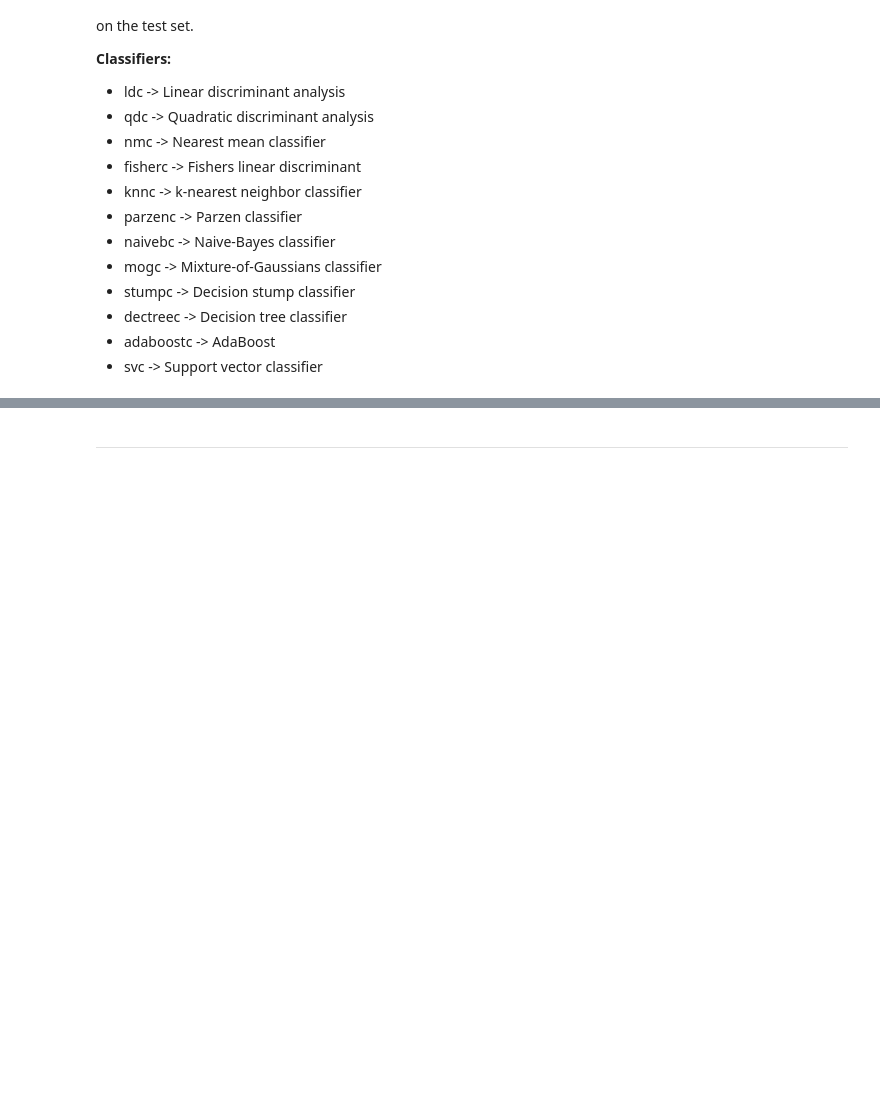
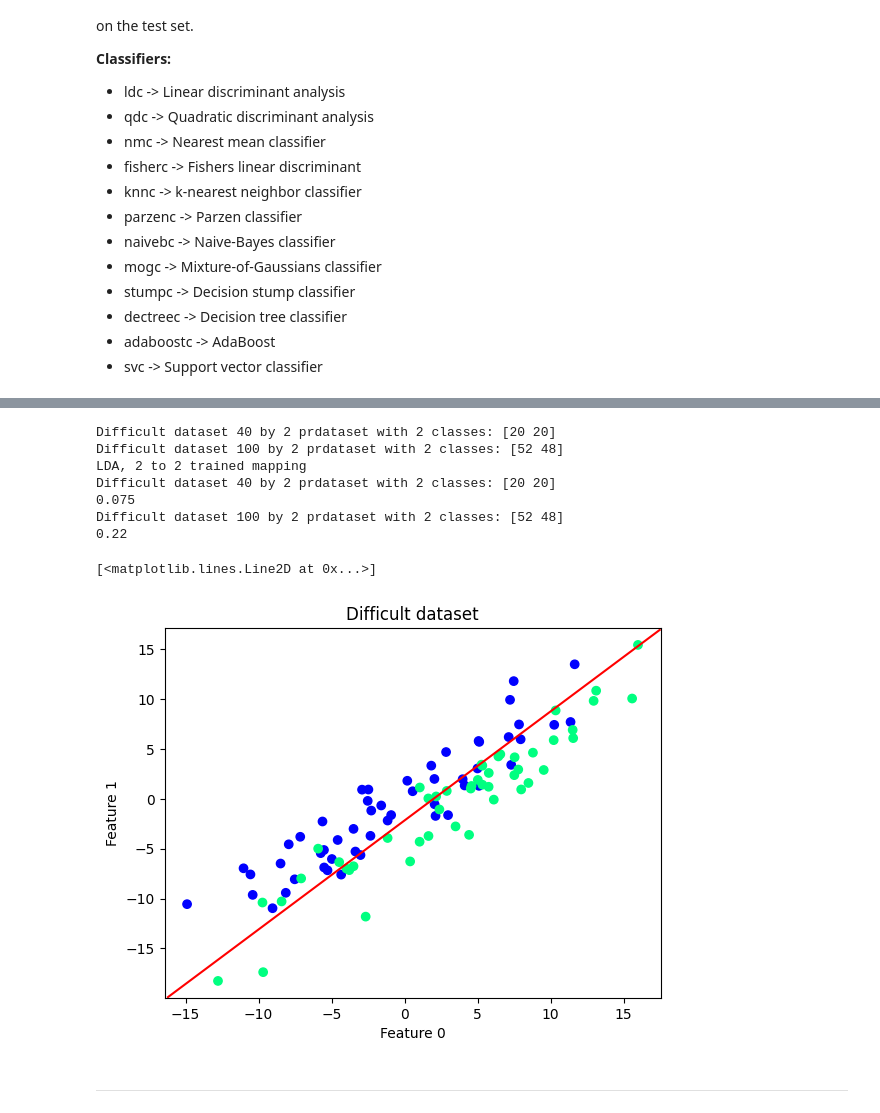
Before and after one commit to dimanaStoyanova7/Collaborative-AI-Assignment1, a Jupyter notebook: Assignment_1.ipynb, the cells around one changed output, grey strips where cells are left out. Cells and saved outputs as stored; diff of their text form; code cells hidden in the pictures; blank space fills up the shorter version.

```diff
--- a/Assignment_1.ipynb
+++ b/Assignment_1.ipynb
@@ -391,3 +375,41 @@ Difficult dataset 40 by 2 prdataset with 2 classes: [20 20]
+# %%
+# Write your code here
+# generate the train data from difficult dataset
+a = pr.gendatd()
+print(a)
+
+t = pr.gendatd(100)
+print(t)
+
+#training
+w = pr.ldc(a)
+print(w)
+pr.plotc(w)
+
+#eval on train
+c_train = w.eval(a)
+print(c_train)
+e_train = pr.testc(c_train)
+print(e_train)
+
+#eval on test
+c = w.eval(t)
+print(c)
+e = pr.testc(c)
+print(e)
+
+pr.scatterd(t)
+pr.plotc(w)
+# %% [output]
+Difficult dataset 40 by 2 prdataset with 2 classes: [20 20]
+Difficult dataset 100 by 2 prdataset with 2 classes: [52 48]
+LDA, 2 to 2 trained mapping
+Difficult dataset 40 by 2 prdataset with 2 classes: [20 20]
+0.075
+Difficult dataset 100 by 2 prdataset with 2 classes: [52 48]
+0.22
+[<matplotlib.lines.Line2D at 0x...>]
+[figure, added]
 # %% [markdown]
 ---
 # %% [markdown]
```
Also changed, not shown: parts of 11 cells of this notebook.
